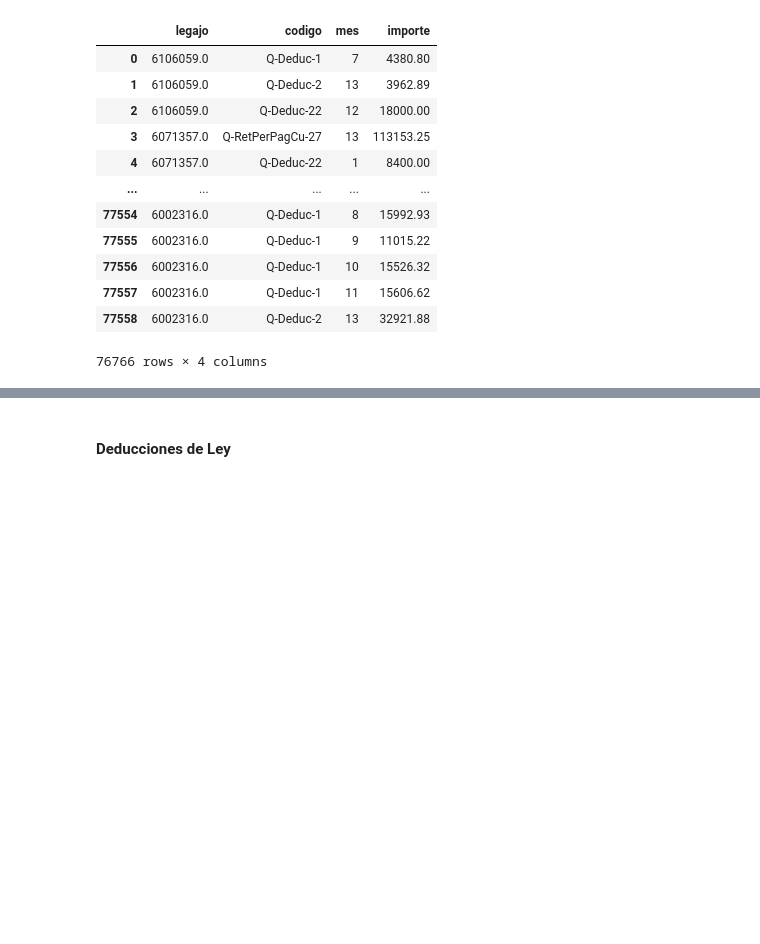
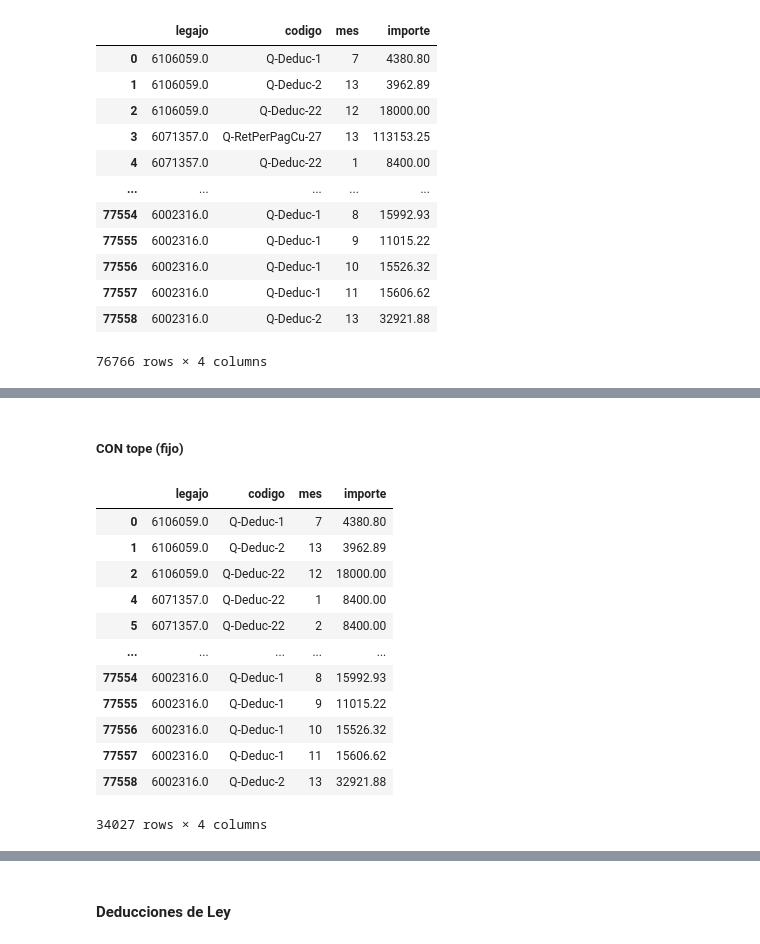
Before and after one commit to casasrodri/ganancias-cuarta-categoria, a Jupyter notebook: 3-Cálculo deducc.ipynb, the cells around one changed output, grey strips where cells are left out. Saved outputs shown, nothing was run; the diff lists cells and outputs as text; code cells hidden in the pictures; blank space fills up the shorter version.

```diff
--- a/3-Cálculo deducc.ipynb
+++ b/3-Cálculo deducc.ipynb
@@ -99,0 +166,19 @@ prorrateos
+# %% [markdown]
+##### CON tope (fijo)
+# %%
+deduc_tope_fijo = f572[f572['codigo'].isin(cod_tope_fijo)]
+deduc_tope_fijo
+# %% [output]
+|  | legajo | codigo | mes | importe |
+| 0 | 6106059.0 | Q-Deduc-1 | 7 | 4380.80 |
+| 1 | 6106059.0 | Q-Deduc-2 | 13 | 3962.89 |
+| 2 | 6106059.0 | Q-Deduc-22 | 12 | 18000.00 |
+| 4 | 6071357.0 | Q-Deduc-22 | 1 | 8400.00 |
+| 5 | 6071357.0 | Q-Deduc-22 | 2 | 8400.00 |
+| ... | ... | ... | ... | ... |
+| 77554 | 6002316.0 | Q-Deduc-1 | 8 | 15992.93 |
+| 77555 | 6002316.0 | Q-Deduc-1 | 9 | 11015.22 |
+| 77556 | 6002316.0 | Q-Deduc-1 | 10 | 15526.32 |
+| 77557 | 6002316.0 | Q-Deduc-1 | 11 | 15606.62 |
+| 77558 | 6002316.0 | Q-Deduc-2 | 13 | 32921.88 |
+34027 rows × 4 columns
```
Also changed, not shown: parts of 16 cells of this notebook, 2 other files.
